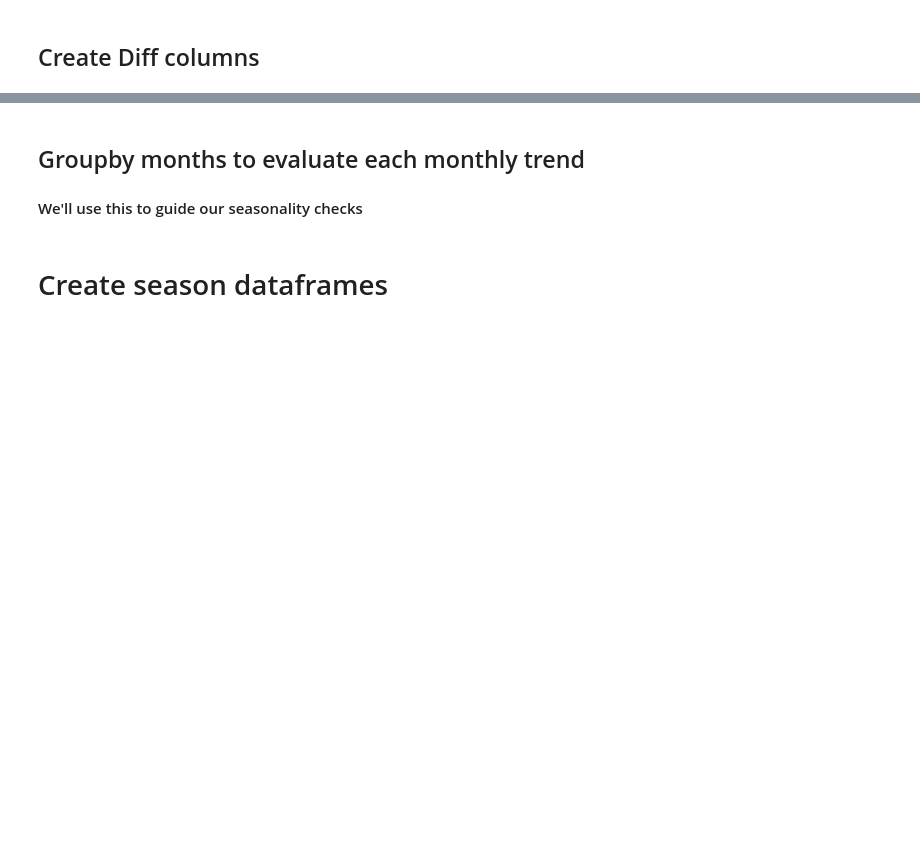
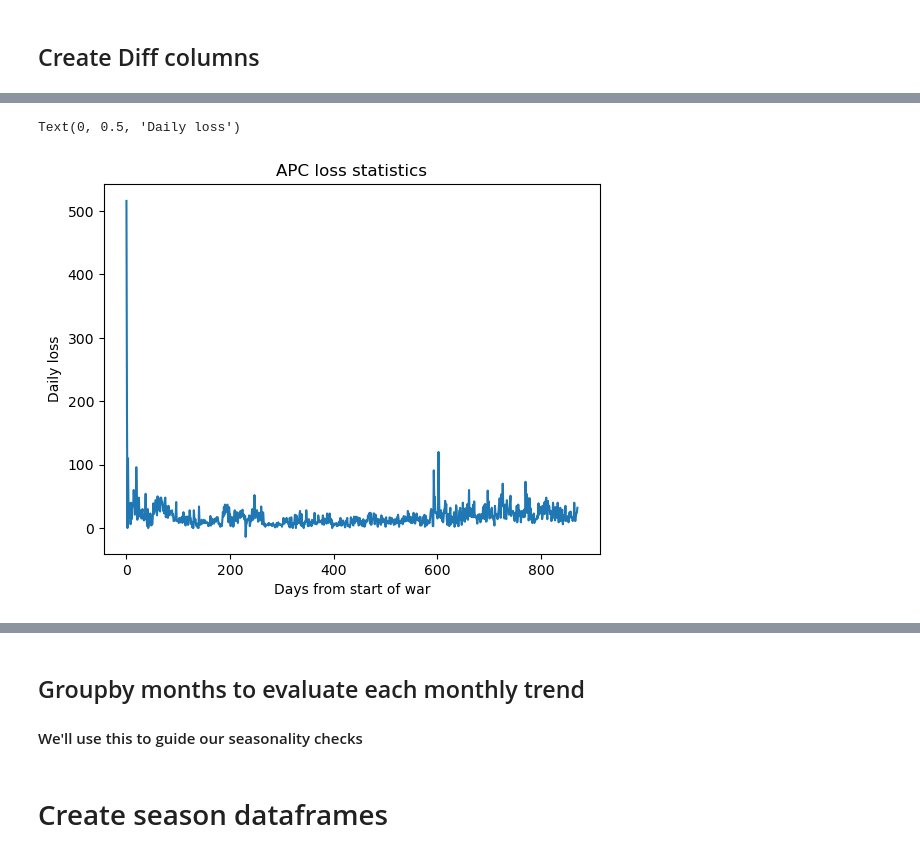
Before and after one commit to Hcyoun1/Seasonality-in-RUS-casualties, a Jupyter notebook: notebooks/rus-equip.ipynb, the cells around one changed output, grey strips where cells are left out. Saved outputs shown, nothing was run; the diff lists cells and outputs as text; code cells hidden in the pictures; blank space fills up the shorter version.

```diff
--- a/notebooks/rus-equip.ipynb
+++ b/notebooks/rus-equip.ipynb
@@ -121,0 +241,8 @@ for i in range(len(ru_equip_deaths_df)):
+# %%
+ru_equip_deaths_df["APC diff"].plot.line(y="day")
+plt.title("APC loss statistics")
+plt.xlabel("Days from start of war")
+plt.ylabel("Daily loss")
+# %% [output]
+Text(0, 0.5, 'Daily loss')
+[figure, added]
```
Also changed, not shown: parts of 36 cells of this notebook, 15 other files.
